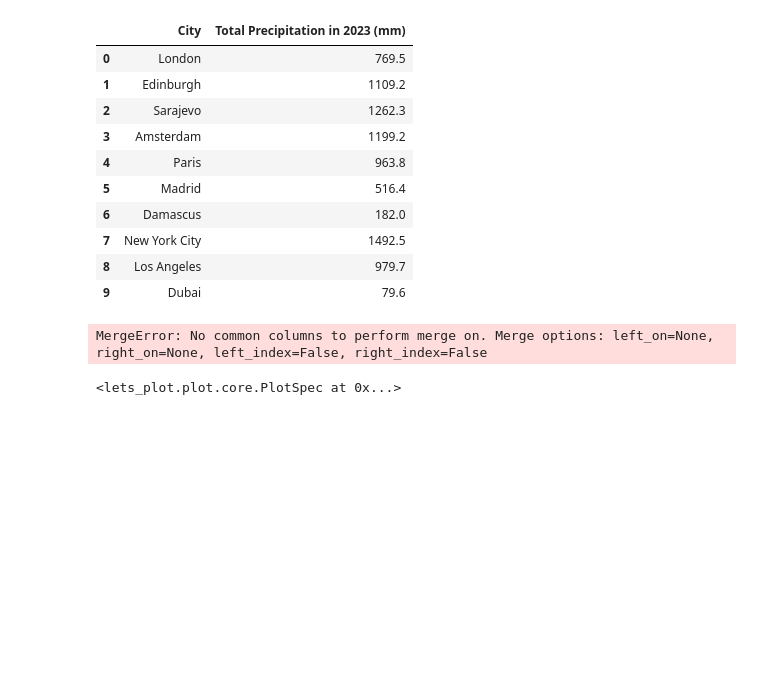
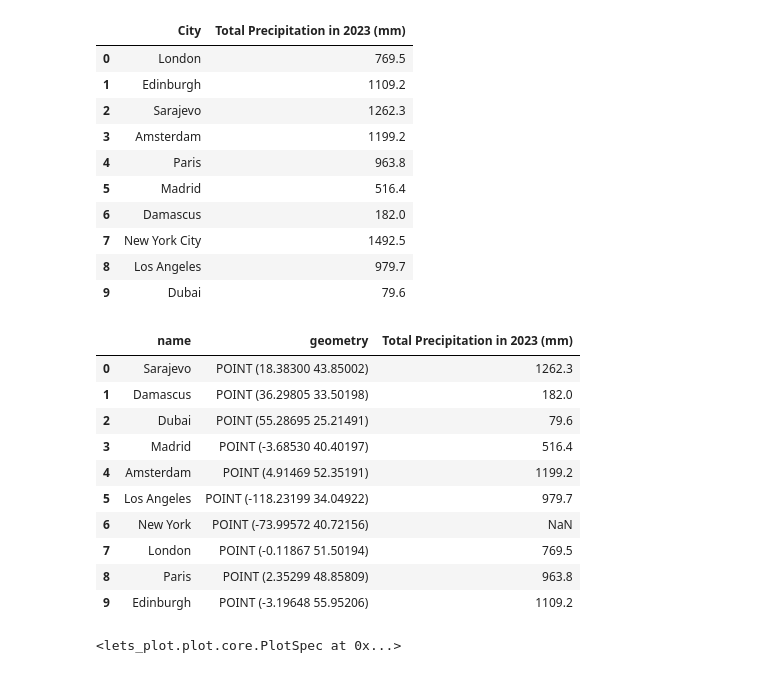
Before and after one commit to nadiabegic/global-weather-analysis, a Jupyter notebook: code/NB02 - Data Analysis.ipynb, the cells around one changed output. Cells and saved outputs as stored; diff of their text form; code cells hidden in the pictures; blank space fills up the shorter version.

Commit message:
Bug: fix the bug that led to the the map of total precipitation not showing sizes relative to the data

```diff
--- a/code/NB02 - Data Analysis.ipynb
+++ b/code/NB02 - Data Analysis.ipynb
@@ -197,14 +199,12 @@ total_prec_plot
 
 **NOTE:** The majority of the code in this section is copied directly from the following online [notebook](https://nbviewer.org/github/JetBrains/lets-plot-docs/blob/master/source/examples/cookbook/geopandas_naturalearth.ipynb) on how to use lets_plot and geopandas to generate maps. Some portions of the code are AI generated. These are clearly indicated with comments.
 # %%
-# Code copied from the notebook shared above
-
 def get_naturalearth_data(data_type="admin_0_countries", columns=["NAME", "geometry"]):
     import shapefile
     from shapely.geometry import shape
 
-    na "https://raw.githubusercontent.com/JetBrains/lets-plot-docs/master/" + \
-                       "data/naturturalearth_url =alearth/{0}/data.shp?raw=true".format(data_type)
+    naturalearth_url = "https://raw.githubusercontent.com/JetBrains/lets-plot-docs/master/" + \
+                       "data/naturalearth/{0}/data.shp?raw=true".format(data_type)
     sf = shapefile.Reader(naturalearth_url)
 
     gdf = gpd.GeoDataFrame(
@@ -215,6 +215,7 @@ def get_naturalearth_data(data_type="admin_0_countries", columns=["NAME", "geome
         geometry=[shape(s) for s in sf.shapes()]
     )[columns]
     gdf.columns = [col.lower() for col in gdf.columns]
+
     return gdf
 # %%
 world = get_naturalearth_data(columns=["NAME", "ISO_A3", "CONTINENT", "POP_EST", "GDP_MD", "geometry"])
@@ -272,10 +273,21 @@ df_total_prec_2023
 | 7 | New York City | 1492.5 |
 | 8 | Los Angeles | 979.7 |
 | 9 | Dubai | 79.6 |
-# %%
-selected_cities_prec = selected_cities.merge(df_total_prec_2003)
-# %% [output]
-MergeError: No common columns to perform merge on. Merge options: left_on=None, right_on=None, left_index=False, right_index=False
+# %%
+selected_cities_prec = selected_cities.merge(df_total_prec_2023, how='left', left_on=['name'], right_on=['City']).drop(columns=['City'])
+selected_cities_prec
+# %% [output]
+|  | name | geometry | Total Precipitation in 2023 (mm) |
+| 0 | Sarajevo | POINT (18.38300 43.85002) | 1262.3 |
+| 1 | Damascus | POINT (36.29805 33.50198) | 182.0 |
+| 2 | Dubai | POINT (55.28695 25.21491) | 79.6 |
+| 3 | Madrid | POINT (-3.68530 40.40197) | 516.4 |
+| 4 | Amsterdam | POINT (4.91469 52.35191) | 1199.2 |
+| 5 | Los Angeles | POINT (-118.23199 34.04922) | 979.7 |
+| 6 | New York | POINT (-73.99572 40.72156) | NaN |
+| 7 | London | POINT (-0.11867 51.50194) | 769.5 |
+| 8 | Paris | POINT (2.35299 48.85809) | 963.8 |
+| 9 | Edinburgh | POINT (-3.19648 55.95206) | 1109.2 |
 # %%
 # Taken from the notebook shared above
 
```
Also changed, not shown: parts of 3 cells of this notebook.
